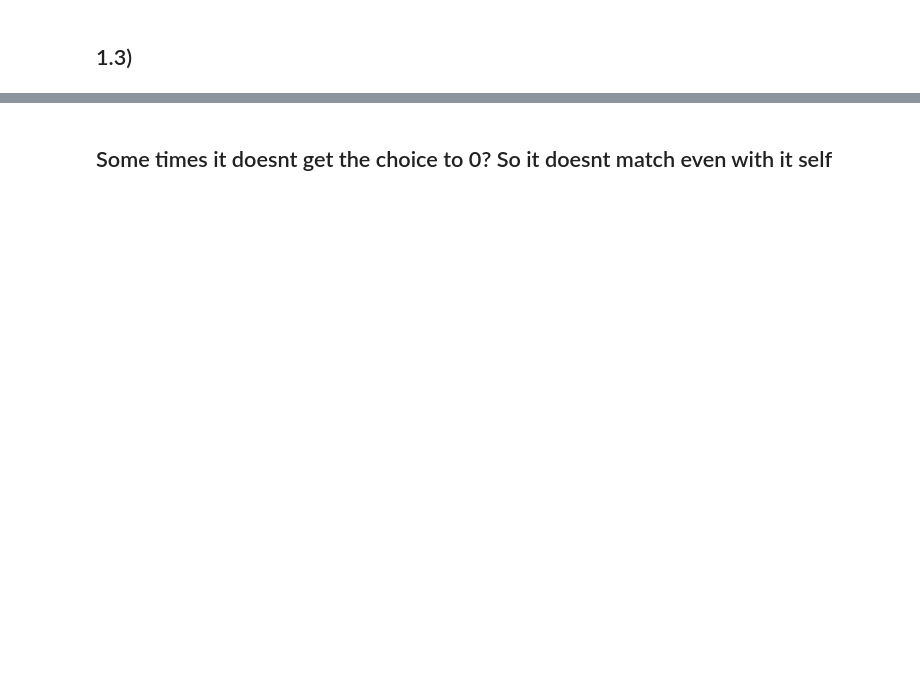
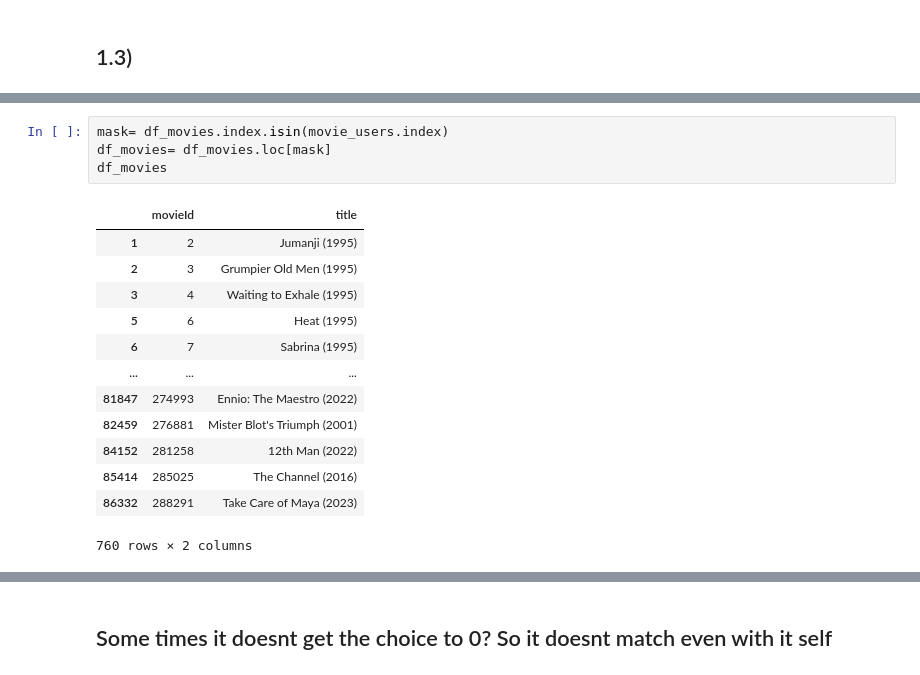
Before and after one commit to MiltonOberg/Artificial_Intelligence2-Milton-OPA23, a Jupyter notebook: Labb_1/labb_1.ipynb, the cells around one changed output, grey strips where cells are left out. Saved outputs shown, nothing was run; the diff lists cells and outputs as text; blank space fills up the shorter version.

```diff
--- a/Labb_1/labb_1.ipynb
+++ b/Labb_1/labb_1.ipynb
@@ -457,0 +519,18 @@ NearestNeighbors(algorithm='brute', metric='cosine')
+# %%
+mask= df_movies.index.isin(movie_users.index)
+df_movies= df_movies.loc[mask]
+df_movies
+# %% [output]
+|  | movieId | title |
+| 1 | 2 | Jumanji (1995) |
+| 2 | 3 | Grumpier Old Men (1995) |
+| 3 | 4 | Waiting to Exhale (1995) |
+| 5 | 6 | Heat (1995) |
+| 6 | 7 | Sabrina (1995) |
+| ... | ... | ... |
+| 81847 | 274993 | Ennio: The Maestro (2022) |
+| 82459 | 276881 | Mister Blot's Triumph (2001) |
+| 84152 | 281258 | 12th Man (2022) |
+| 85414 | 285025 | The Channel (2016) |
+| 86332 | 288291 | Take Care of Maya (2023) |
+760 rows × 2 columns
```
Also changed, not shown: parts of 21 cells of this notebook.
